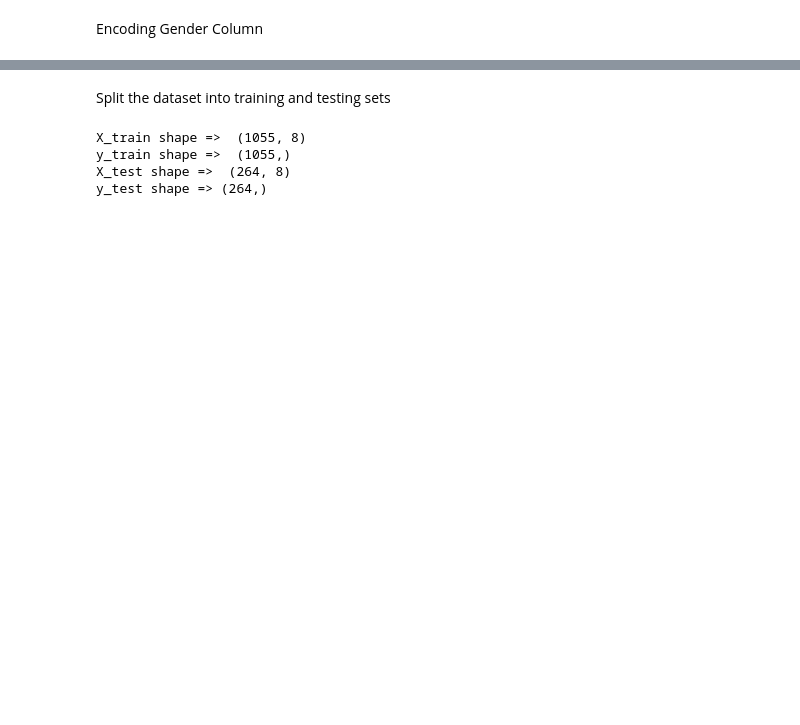
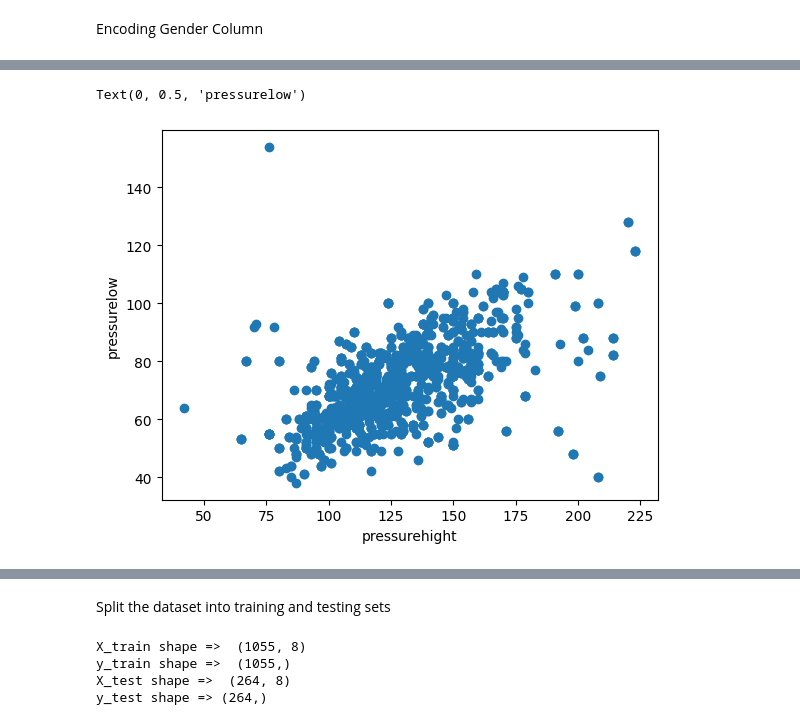
Before and after one commit to Mohamed-Naguib22/Data_mining, a Jupyter notebook: Classification/Classification.ipynb, the cells around one changed output, grey strips where cells are left out. Cells and saved outputs as stored; diff of their text form; code cells hidden in the pictures; blank space fills up the shorter version.

```diff
--- a/Classification/Classification.ipynb
+++ b/Classification/Classification.ipynb
@@ -189,0 +240,7 @@ array([[64, 66, 1, ..., 160, 1.8, 0.012],
+# %%
+fig = plt.scatter(dataset.pressurehight, dataset.pressurelow)
+plt.xlabel('pressurehight')
+plt.ylabel('pressurelow')
+# %% [output]
+Text(0, 0.5, 'pressurelow')
+[figure, added]
```
Also changed, not shown: parts of 33 cells of this notebook, 3 other files.
